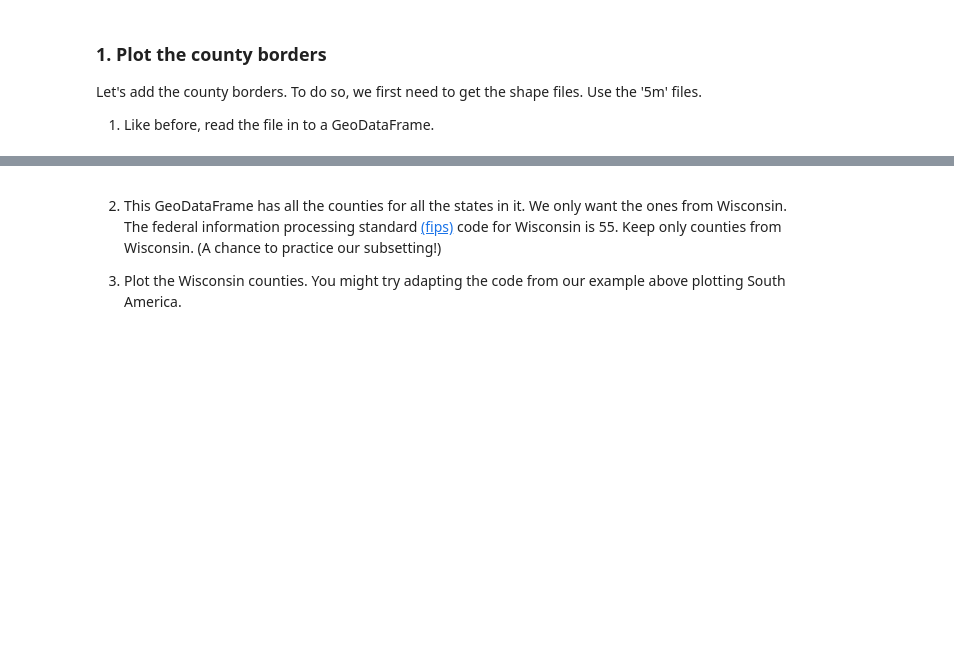
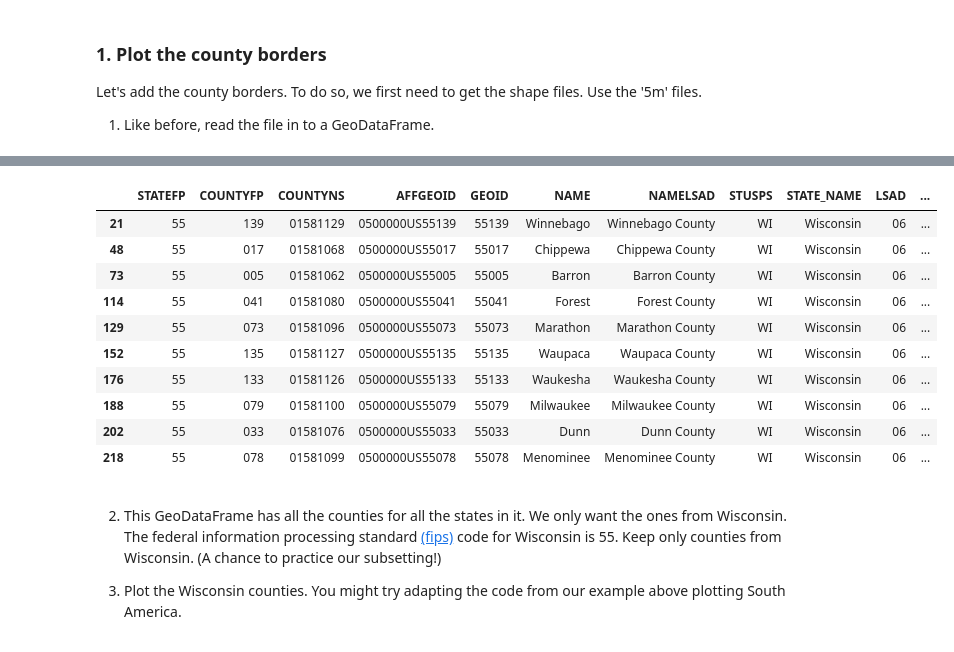
Before and after one commit to messymoose/ECON570, a Jupyter notebook: Lectures/10_9_maps.ipynb, the cells around one changed output, grey strips where cells are left out. Saved outputs shown, nothing was run; the diff lists cells and outputs as text; code cells hidden in the pictures; blank space fills up the shorter version.

```diff
--- a/Lectures/10_9_maps.ipynb
+++ b/Lectures/10_9_maps.ipynb
@@ -272,3 +283,17 @@ Let's add the county borders. To do so, we first need to get the shape files. Us
+# %%
+wisc.head(10)
+# %% [output]
+|  | STATEFP | COUNTYFP | COUNTYNS | AFFGEOID | GEOID | NAME | NAMELSAD | STUSPS | STATE_NAME | LSAD | ... |
+| 21 | 55 | 139 | 01581129 | 0500000US55139 | 55139 | Winnebago | Winnebago County | WI | Wisconsin | 06 | ... |
+| 48 | 55 | 017 | 01581068 | 0500000US55017 | 55017 | Chippewa | Chippewa County | WI | Wisconsin | 06 | ... |
+| 73 | 55 | 005 | 01581062 | 0500000US55005 | 55005 | Barron | Barron County | WI | Wisconsin | 06 | ... |
+| 114 | 55 | 041 | 01581080 | 0500000US55041 | 55041 | Forest | Forest County | WI | Wisconsin | 06 | ... |
+| 129 | 55 | 073 | 01581096 | 0500000US55073 | 55073 | Marathon | Marathon County | WI | Wisconsin | 06 | ... |
+| 152 | 55 | 135 | 01581127 | 0500000US55135 | 55135 | Waupaca | Waupaca County | WI | Wisconsin | 06 | ... |
+| 176 | 55 | 133 | 01581126 | 0500000US55133 | 55133 | Waukesha | Waukesha County | WI | Wisconsin | 06 | ... |
+| 188 | 55 | 079 | 01581100 | 0500000US55079 | 55079 | Milwaukee | Milwaukee County | WI | Wisconsin | 06 | ... |
+| 202 | 55 | 033 | 01581076 | 0500000US55033 | 55033 | Dunn | Dunn County | WI | Wisconsin | 06 | ... |
+| 218 | 55 | 078 | 01581099 | 0500000US55078 | 55078 | Menominee | Menominee County | WI | Wisconsin | 06 | ... |
 # %% [markdown]
 2. This GeoDataFrame has all the counties for all the states in it. We only want the ones from Wisconsin. The federal information processing standard [(fips)](https://www.census.gov/library/reference/code-lists/ansi.html) code for Wisconsin is 55. Keep only counties from Wisconsin. (A chance to practice our subsetting!)
 
```
Also changed, not shown: parts of 2 cells of this notebook, 16 other files.
